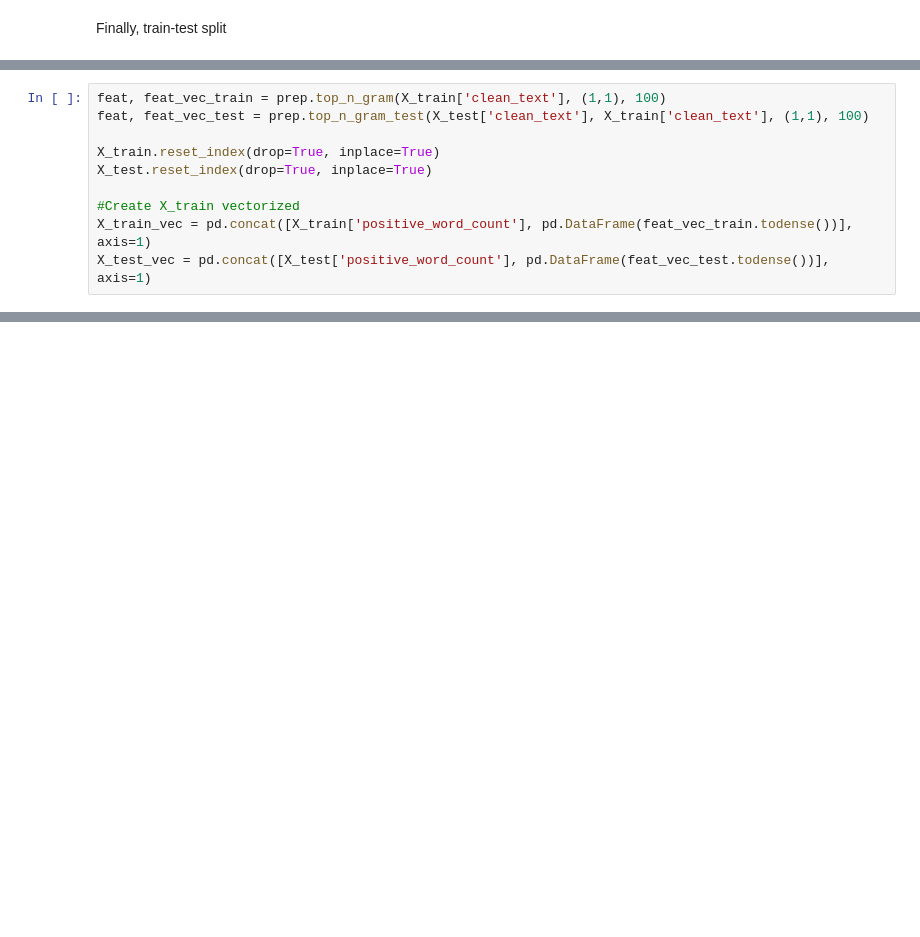
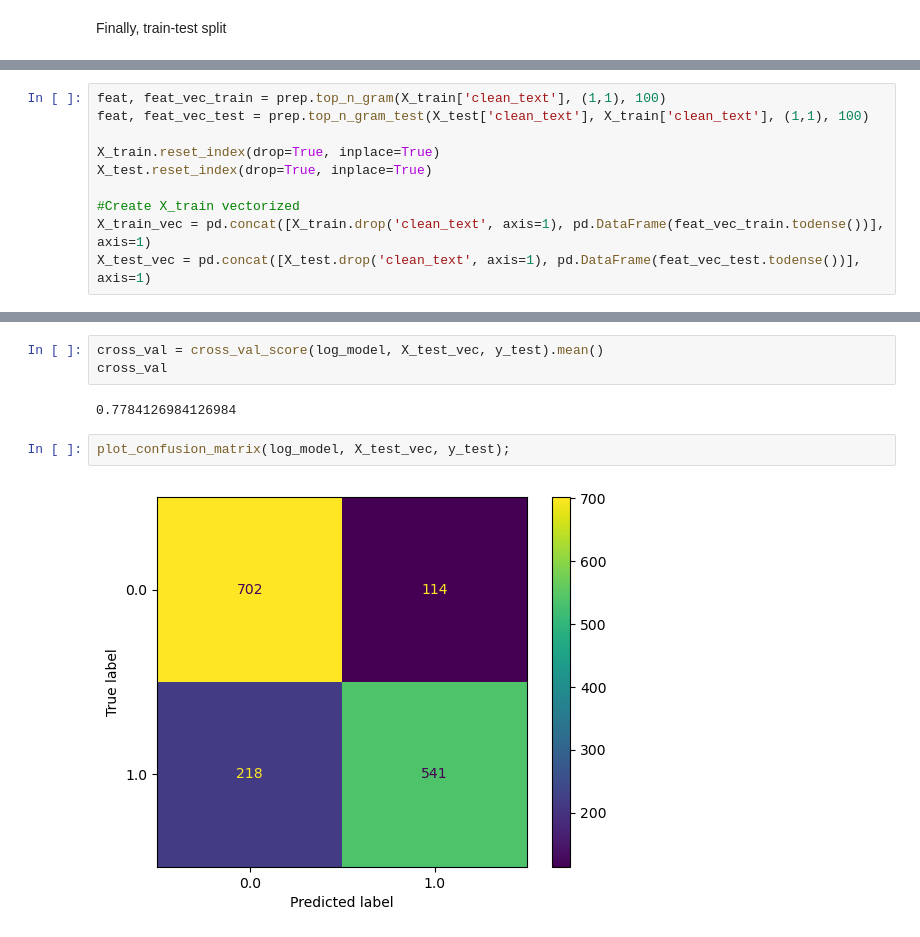
Before and after one commit to abernklau1/Destiny2SentimentAnalysis, a Jupyter notebook: twitter_scrape_tweepy.ipynb, the cells around one changed output, grey strips where cells are left out. Saved outputs shown, nothing was run; the diff lists cells and outputs as text; blank space fills up the shorter version.

```diff
--- a/twitter_scrape_tweepy.ipynb
+++ b/twitter_scrape_tweepy.ipynb
@@ -119,5 +165,5 @@ X_train.reset_index(drop=True, inplace=True)
 X_test.reset_index(drop=True, inplace=True)
 
 #Create X_train vectorized
-X_train_vec = pd.concat([X_train['positive_word_count'], pd.DataFrame(feat_vec_train.todense())], axis=1)
-X_test_vec = pd.concat([X_test['positive_word_count'], pd.DataFrame(feat_vec_test.todense())], axis=1)
+X_train_vec = pd.concat([X_train.drop('clean_text', axis=1), pd.DataFrame(feat_vec_train.todense())], axis=1)
+X_test_vec = pd.concat([X_test.drop('clean_text', axis=1), pd.DataFrame(feat_vec_test.todense())], axis=1)
@@ -131,0 +184,9 @@ log_model.score(X_test_vec, y_test)
+# %%
+cross_val = cross_val_score(log_model, X_test_vec, y_test).mean()
+cross_val
+# %% [output]
+0.7784126984126984
+# %%
+plot_confusion_matrix(log_model, X_test_vec, y_test);
+# %% [output]
+[figure, added]
```
Also changed, not shown: parts of 20 cells of this notebook, 7 other files.
